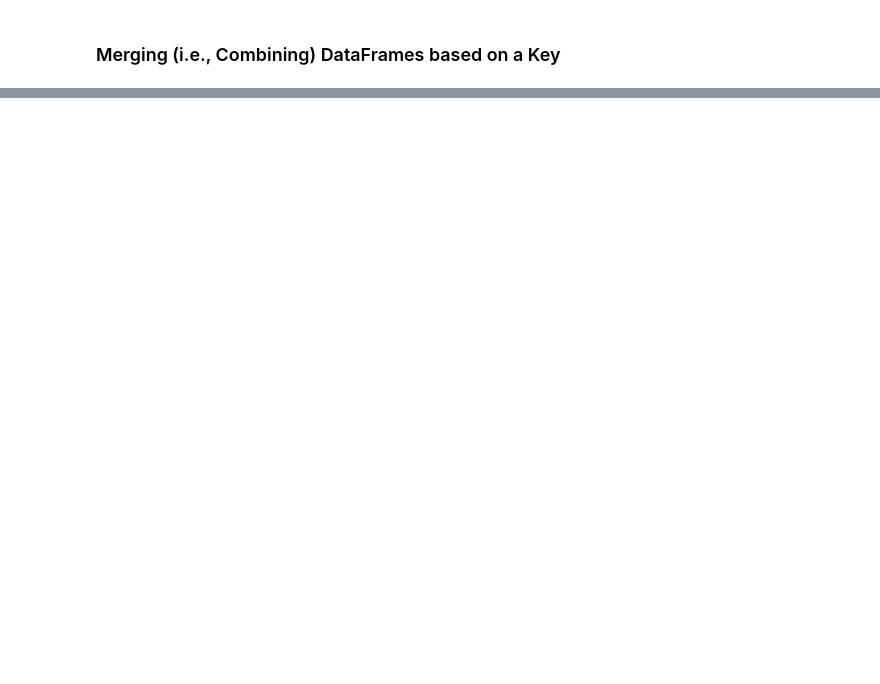
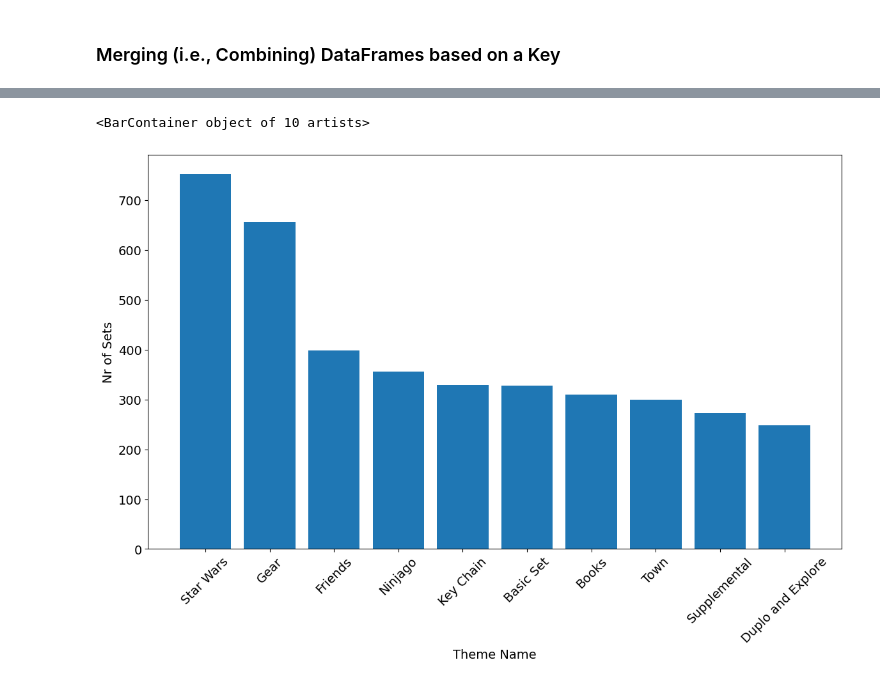
Before and after one commit to jacarty/python-100-days-of-code, a Jupyter notebook: advanced/day74/day74.ipynb, the cells around one changed output, grey strips where cells are left out. Saved outputs shown, nothing was run; the diff lists cells and outputs as text; code cells hidden in the pictures; blank space fills up the shorter version.

```diff
--- a/advanced/day74/day74.ipynb
+++ b/advanced/day74/day74.ipynb
@@ -262,0 +301,3 @@ LEGO has licensed many hit franchises from Harry Potter to Marvel Super Heros to
+# %%
+set_theme_count = df_sets['theme_id'].value_counts()
+set_theme_count.head()
@@ -266,3 +315,6 @@ LEGO has licensed many hit franchises from Harry Potter to Marvel Super Heros to
 The themes.csv file has the actual theme names. The sets .csv has <code>theme_ids</code> which link to the <code>id</code> column in the themes.csv.
 # %% [markdown]
 **Challenge**: Explore the themes.csv. How is it structured? Search for the name 'Star Wars'. How many <code>id</code>s correspond to this name in the themes.csv? Now use these <code>id</code>s and find the corresponding the sets in the sets.csv (Hint: you'll need to look for matches in the <code>theme_id</code> column)
+# %%
+themes = pd.read_csv('./data/themes.csv')
+themes.head()
@@ -270,0 +367,9 @@ The themes.csv file has the actual theme names. The sets .csv has <code>theme_id
+# %%
+# same same but the latter is a dataframe
+# set_theme_count = df_sets['theme_id'].value_counts()
+# set_theme_count.head()
+
+# To make sure we have a column with the name id, I'll convert this Pandas Series into a Pandas DataFrame.
+set_theme_count = pd.DataFrame({'id': set_theme_count.index,
+                               'set_count': set_theme_count.values})
+set_theme_count.head()
@@ -270,0 +383,3 @@ The themes.csv file has the actual theme names. The sets .csv has <code>theme_id
+# %%
+merged_df = pd.merge(set_theme_count, themes, on='id')
+merged_df
@@ -270,0 +400,11 @@ The themes.csv file has the actual theme names. The sets .csv has <code>theme_id
+# %%
+plt.figure(figsize=(14,8))
+plt.xticks(fontsize=14, rotation=45)
+plt.yticks(fontsize=14)
+plt.ylabel('Nr of Sets', fontsize=14)
+plt.xlabel('Theme Name', fontsize=14)
+
+plt.bar(merged_df.name[:10], merged_df.set_count[:10])
+# %% [output]
+<BarContainer object of 10 artists>
+[figure, added]
```
Also changed, not shown: parts of 13 cells of this notebook, 1 other file.
